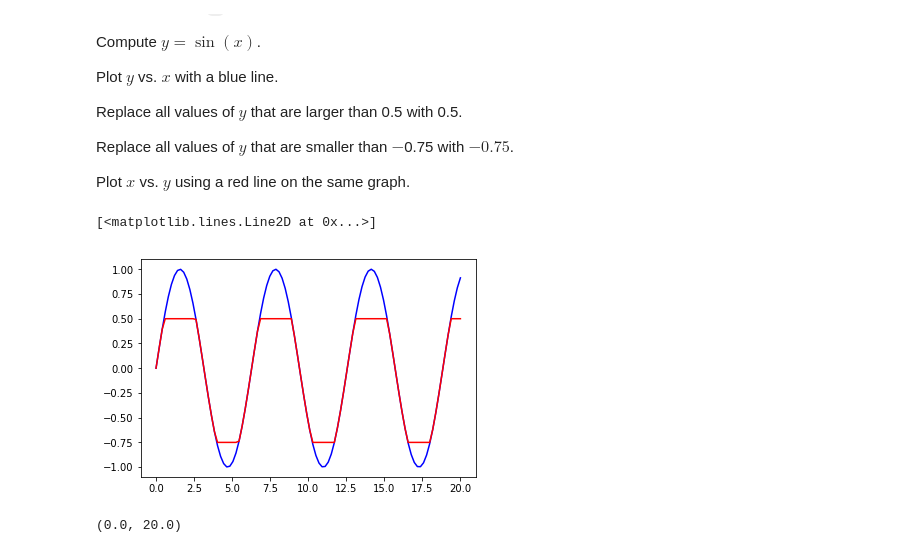
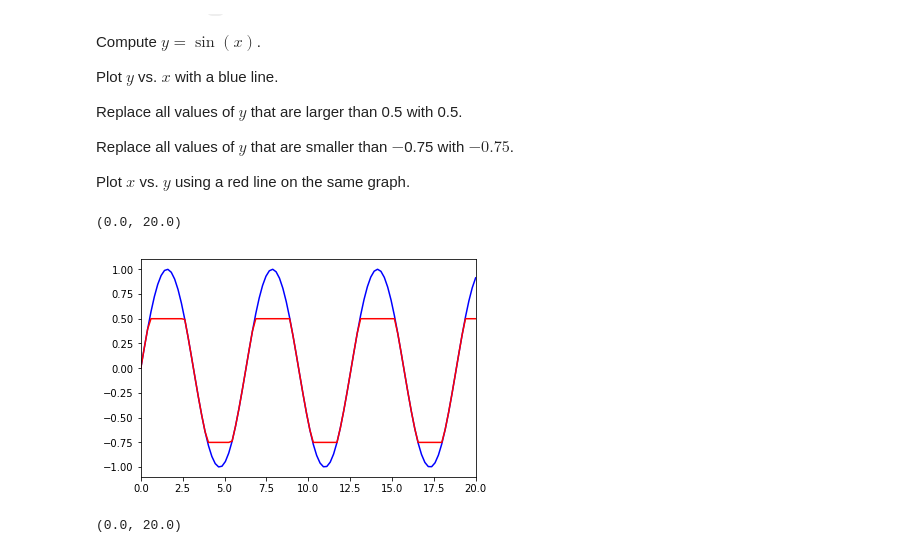
Before and after one commit to Zouhair-Ouaggag/Intro_to_python, a Jupyter notebook: 8_Plotting.ipynb, the cells around one changed output. Cells and saved outputs as stored; diff of their text form; code cells hidden in the pictures.

```diff
--- a/8_Plotting.ipynb
+++ b/8_Plotting.ipynb
@@ -820,14 +823,15 @@ Plot $x$ vs. $y$ using a red line on the same graph.
 # %%
 # Plotting with conditionals
 x = np.linspace(0,20,100)
 y = np.sin(x)
 plt.plot(x,y,'b')
-y[y>0.5] = 0.5
-y[y<-0.75] = -0.75
+y[y>.5]=.5
+y[y<-.75]=-.75
 plt.plot(x,y,'r')
+plt.xlim(x[0],x[-1])
 # %% [output]
-[<matplotlib.lines.Line2D at 0x...>]
+(0.0, 20.0)
-[figure, old version]
+[figure, new version]
 # %%
 # Example Solution
 x = np.linspace(0, 20, 100)
```
Also changed, not shown: parts of 13 cells of this notebook, 8 other files.
